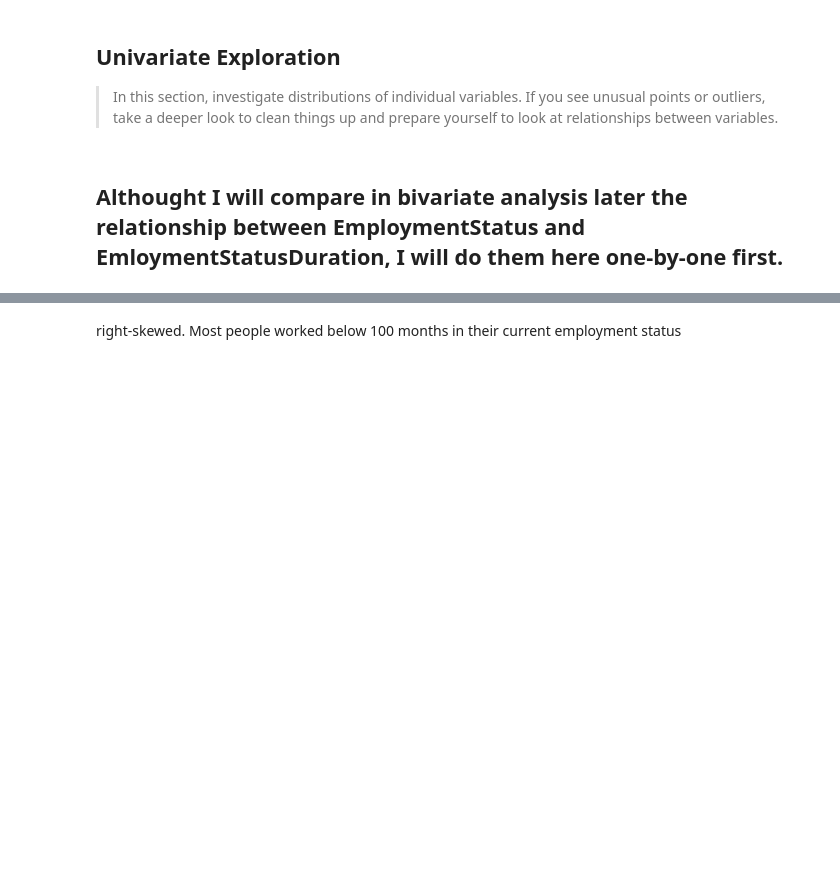
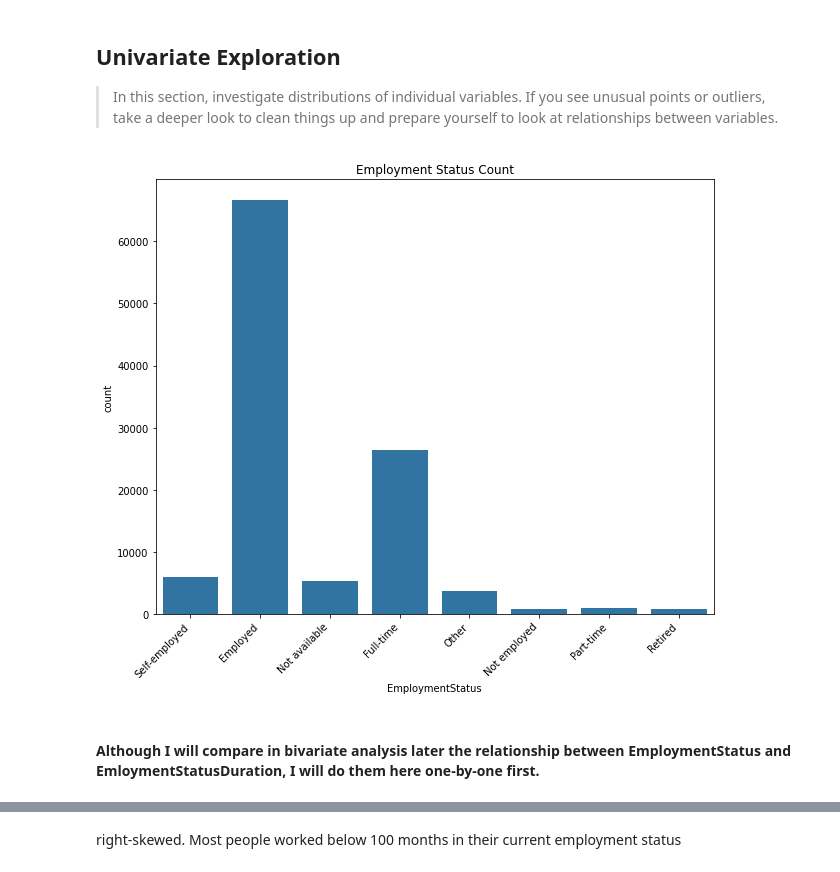
Before and after one commit to alf808/preposterous-octopus, a Jupyter notebook: exploratory_loan_data.ipynb, the cells around one changed output, grey strips where cells are left out. Cells and saved outputs as stored; diff of their text form; code cells hidden in the pictures; blank space fills up the shorter version.

```diff
--- a/exploratory_loan_data.ipynb
+++ b/exploratory_loan_data.ipynb
@@ -348,3 +348,5 @@ tpld_backup = tpld.copy()
 tpld.drop_duplicates(subset=temp_cols, inplace=True, keep='first')
 # %%
 # merge the two df tpld and lk_ps_df on ListingKey
+tpld = pd.merge(tpld, lk_ps_df, on=['ListingKey'], how='left')
+tpld.head()
@@ -408,6 +417,6 @@ pld.shape[0] - tpld.shape[0]
 sb.lmplot(data=df, x='ProsperRating', y='BorrowerRate', x_jitter=.05)
 # %%
 #select_features = ['EmploymentStatus', 'LoanOriginalAmount', 'CreditScoreRangeUpper', 'LoanStatus', 'BorrowerRate', 'StatedMonthlyIncome', 'ProsperRating (numeric)', 'ListingCategory (numeric)', 'IsBorrowerHomeowner']
-select_features = ['EmploymentStatusDuration', 'EmploymentStatus', 'LoanOriginalAmount', 'ProsperRating (numeric)', 'BorrowerRate', 'CreditScoreRangeUpper', 'CurrentDelinquencies', 'IsBorrowerHomeowner', 'CurrentCreditLines', 'AvailableBankcardCredit']
-df = pld[select_features]
+select_features = ['ListingKey', 'EmploymentStatusDuration', 'EmploymentStatus', 'LoanOriginalAmount', 'ProsperRating (numeric)', 'ProsperScore', 'ProsperScoreRange', 'BorrowerRate', 'CreditScoreRangeUpper', 'CurrentDelinquencies', 'IsBorrowerHomeowner', 'CurrentCreditLines', 'AvailableBankcardCredit']
+df = tpld[select_features]
 df.info()
@@ -454,14 +535,15 @@ and prepare yourself to look at relationships between variables.
 # %%
 #fig, ax = plt.subplots(figsize=(10,8))
 #df.EmploymentStatus.plot(kind='bar', ax=ax)
 #plt.show();
 plt.figure(figsize=(10,8))
-pleasant = sb.color_palette()[0]
 sb.countplot(data = df, x='EmploymentStatus', color=pleasant)
 plt.xticks(rotation=45, horizontalalignment='right')
-plt.show()
+plt.title('Employment Status Count');
+# %% [output]
+[figure, added]
 # %% [markdown]
-## Althought I will compare in bivariate analysis later the relationship between EmploymentStatus and EmloymentStatusDuration, I will do them here one-by-one first.
+#### Although I will compare in bivariate analysis later the relationship between EmploymentStatus and EmloymentStatusDuration, I will do them here one-by-one first.
 # %%
 plt.figure(figsize=(10,8))
 sb.histplot(data=df, x='EmploymentStatusDuration', color=pleasant, bins=100)
```
Also changed, not shown: parts of 53 cells of this notebook.
